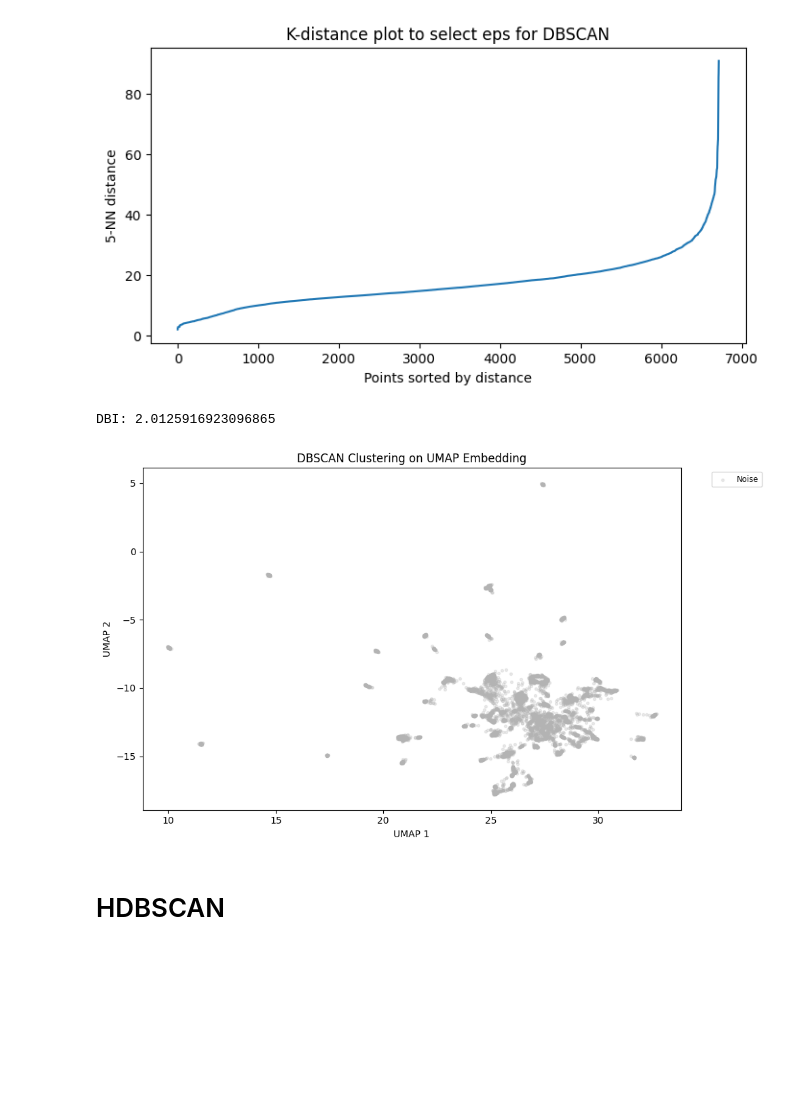
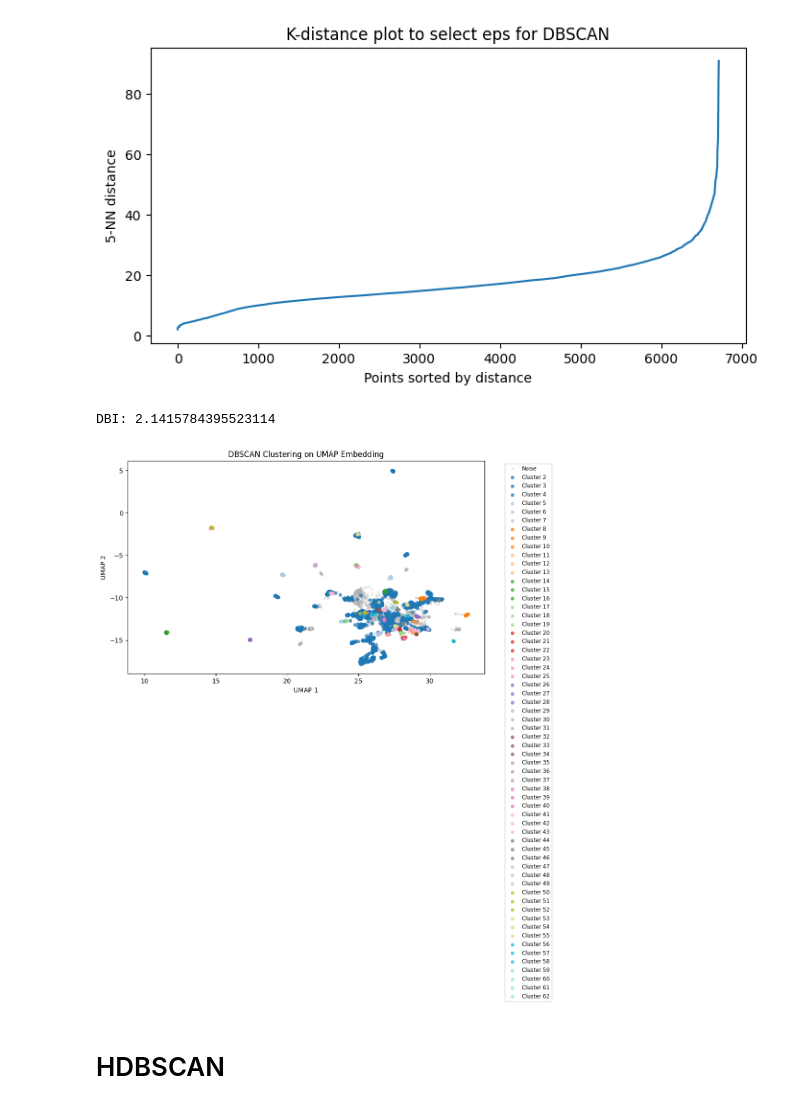
Before and after one commit to Etxarri/ShelterAI, a Jupyter notebook: backend/ai-service/documentation/clustering_models.ipynb, the cells around one changed output. Drawn from its saved outputs; the diff is of its cells as text; code cells hidden in the pictures; blank space fills up the shorter version.

Commit message:
changed  DBSCAN and Hierarchical exaplanation and tests

```diff
--- a/backend/ai-service/documentation/clustering_models.ipynb
+++ b/backend/ai-service/documentation/clustering_models.ipynb
@@ -467,14 +466,6 @@ plt.title("K-distance plot to select eps for DBSCAN")
 plt.show()
 # %% [output]
 [figure]
-# %%
-from sklearn.metrics import davies_bouldin_score
-
-if n_clusters > 1:
-    dbi = davies_bouldin_score(X_scaled, labels)
-    print("DBI:", dbi)
-# %% [output]
-DBI: 2.0125916923096865
 # %%
 from sklearn.cluster import DBSCAN
 
@@ -484,43 +475,47 @@ dbscan_model = DBSCAN(
 )
 
 labels = dbscan_model.fit_predict(X_scaled)
+# %%
+from sklearn.metrics import davies_bouldin_score
+
+dbi = davies_bouldin_score(X_scaled, labels)
+print("DBI:", dbi)
+# %% [output]
+DBI: 2.1415784395523114
 # %%
-final_dbscan = DBSCAN(eps=0.4, min_samples=5)
+final_dbscan = DBSCAN(eps=15, min_samples=5)
 final_labels = final_dbscan.fit_predict(X_scaled)
 # %%
 import matplotlib.pyplot as plt
-import numpy as np
 
-show_noise = True  # siempre mostrar ruido para evitar plot vacío
 cluster_ids = np.unique(final_labels)
 cmap = plt.cm.get_cmap('tab20', len(cluster_ids))
 
 plt.figure(figsize=(10, 6))
-
 for idx, c in enumerate(cluster_ids):
     mask = final_labels == c
     color = (0.7, 0.7, 0.7) if c == -1 else cmap(idx)
-    label = 'Noise' if c == -1 else f'Cluster {idx + 1}'
     alpha = 0.25 if c == -1 else 0.7
     s = 8 if c == -1 else 20
+    label = 'Noise' if c == -1 else f'Cluster {idx+1}'
 
     plt.scatter(
         train_df.loc[mask, 'umap1'],
         train_df.loc[mask, 'umap2'],
         color=color,
-        label=label,
         alpha=alpha,
-        s=s
+        s=s,
+        label=label
     )
 
 plt.xlabel('UMAP 1')
 plt.ylabel('UMAP 2')
 plt.title("DBSCAN Clustering on UMAP Embedding")
 plt.legend(bbox_to_anchor=(1.05, 1), loc='upper left', fontsize='small')
 plt.tight_layout()
 plt.show()
 # %% [output]
-[figure, old version]
+[figure, new version]
 # %% [markdown]
 # HDBSCAN
 # %%
```
Also changed, not shown: parts of 5 cells of this notebook.
